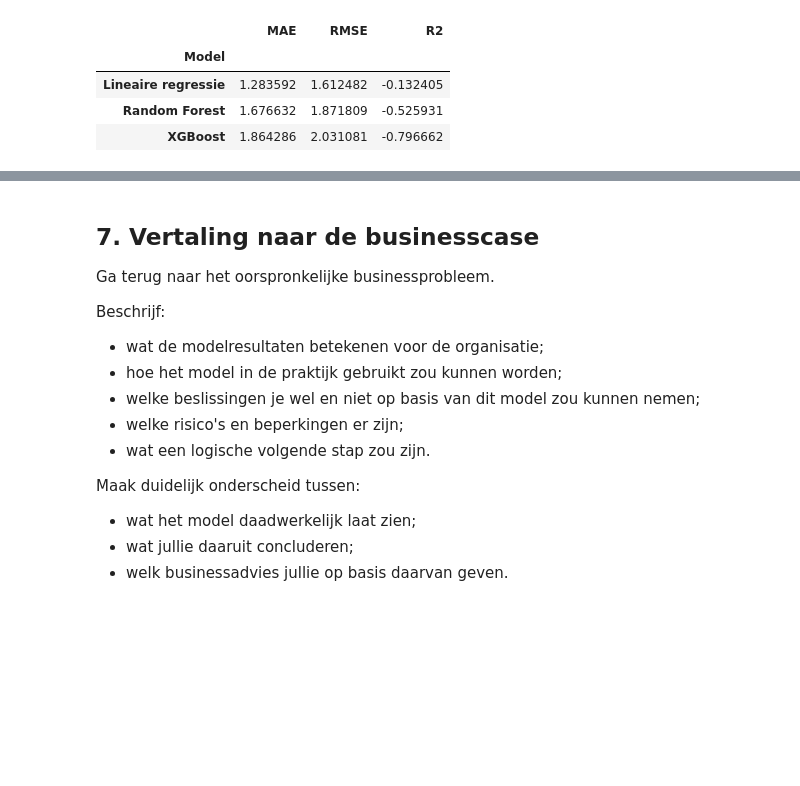
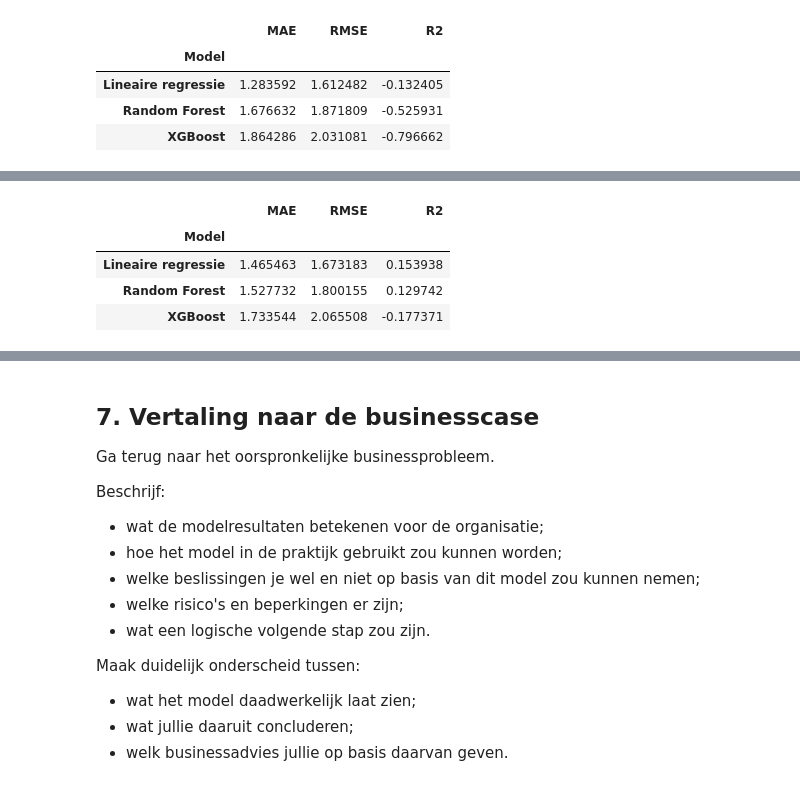
Before and after one commit to JipSchijvenaars/Business-Disciplines, a Jupyter notebook: Eindopdracht_MinorDDB_Data_2026_RM-1_1.ipynb, the cells around one changed output, grey strips where cells are left out. Saved outputs shown, nothing was run; the diff lists cells and outputs as text; code cells hidden in the pictures; blank space fills up the shorter version.

```diff
--- a/Eindopdracht_MinorDDB_Data_2026_RM-1_1.ipynb
+++ b/Eindopdracht_MinorDDB_Data_2026_RM-1_1.ipynb
@@ -768,0 +777,25 @@ Op basis hiervan is de conclusie dat geen van de drie modellen in de huidige vor
+# %%
+# 5 delen, 10 keer herhaald = 50 tests per model
+cv = RepeatedKFold(n_splits=5, n_repeats=10, random_state=42)
+
+cv_resultaten = []
+for naam, model in modellen.items():
+    # De scaler zit in de pipeline, zodat hij per test alleen op het trainingsdeel wordt gefit
+    pipeline = make_pipeline(StandardScaler(), model)
+    scores = cross_validate(pipeline, X_train, y_train, cv=cv,
+                            scoring=["neg_mean_absolute_error", "neg_root_mean_squared_error", "r2"])
+
+    cv_resultaten.append({
+        "Model": naam,
+        "MAE": -scores["test_neg_mean_absolute_error"].mean(),
+        "RMSE": -scores["test_neg_root_mean_squared_error"].mean(),
+        "R2": scores["test_r2"].mean(),
+    })
+
+pd.DataFrame(cv_resultaten).set_index("Model")
+# %% [output]
+|  | MAE | RMSE | R2 |
+| Model |  |  |  |
+| Lineaire regressie | 1.465463 | 1.673183 | 0.153938 |
+| Random Forest | 1.527732 | 1.800155 | 0.129742 |
+| XGBoost | 1.733544 | 2.065508 | -0.177371 |
```
Also changed, not shown: parts of 11 cells of this notebook.
